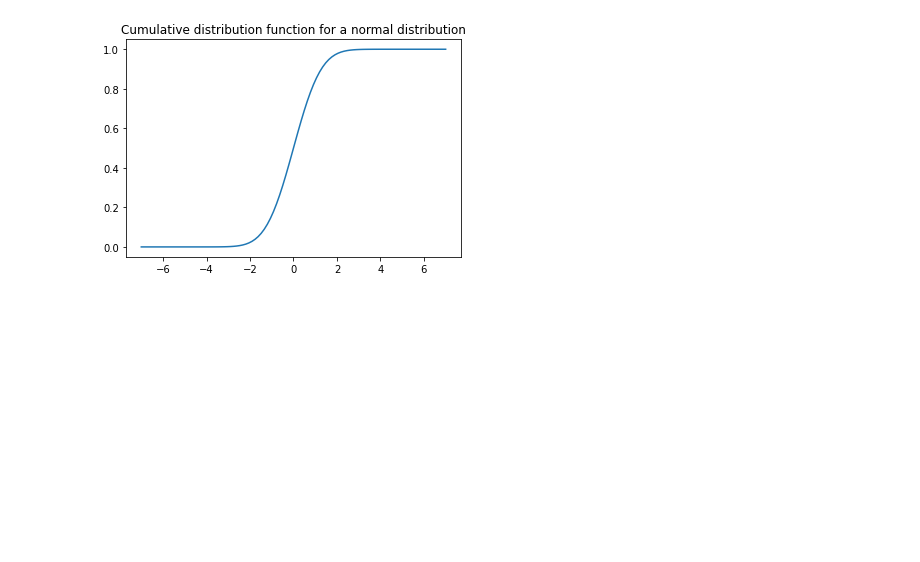
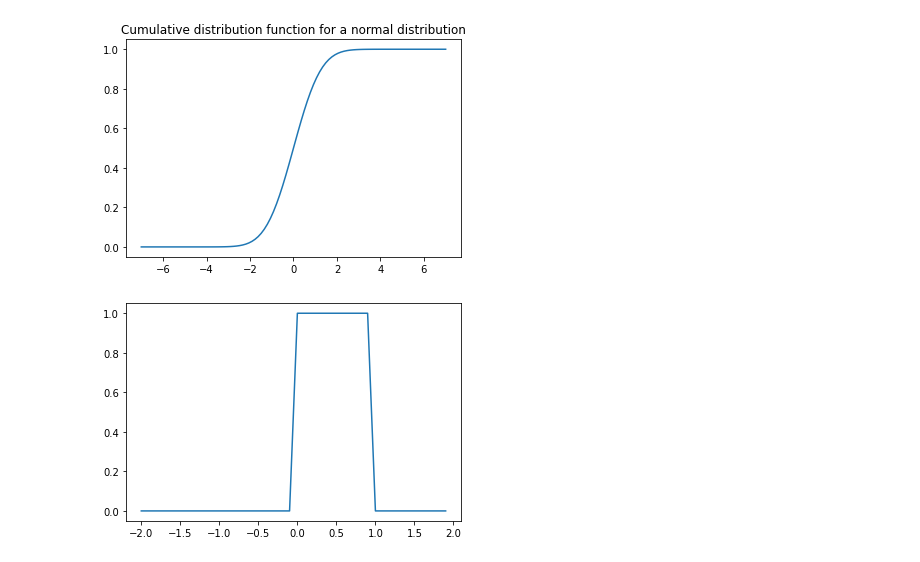
Before and after one commit to camidelgado/probability-distribution-exercises-project-with-python, a Jupyter notebook: notebook/problems.ipynb, the cells around one changed output. Drawn from its saved outputs; the diff is of its cells as text; code cells hidden in the pictures; blank space fills up the shorter version.

```diff
--- a/notebook/problems.ipynb
+++ b/notebook/problems.ipynb
@@ -112,25 +112,31 @@ plt.show()
 
 #calculate the point distriution:
 
-def dnorm(x,mean=0,sd=1):
-    from scipy.stats import norm
-    result=norm.pdf(x, loc=mean, scale=sd)
+def dunif(x,loc=0,scale=1):
+    from scipy.stats import uniform
+    result=uniform.pdf(x, loc=loc, scale=scale)
     return result
 
 #Calculates the cumulative of the binomial distribution
-def qnorm(q,mean=0,sd=1):
-    from scipy.stats import norm
-    result=norm.cdf(q, loc=mean, scale=sd)
+def qunif(q,loc=0,scale=1):
+    from scipy.stats import uniform
+    result=uniform.cdf(q, loc=loc, scale=scale)
     return result
 
 #Calculates the quantile function from the binomial distribution
-def pnorm(p,mean=0,sd=1):
-    from scipy.stats import norm
-    result=norm.ppf(p,loc=mean, scale=sd)
+def punif(p,loc=0,scale=1):
+    from scipy.stats import uniform
+    result=uniform.ppf(p,loc=loc, scale=scale)
     return result
 
 #Generates random variables from the binomial distribution
-def rnorm(p,mean=0,sd=1):
-    from scipy.stats import norm
-    result=norm.rvs(r, loc=mean,scale=sd)
+def runof(p,loc=0,scale=1):
+    from scipy.stats import uniform
+    result=norm.rvs(r, loc=loc, scale=scale)
     return result
+# %%
+y = np.arange(-2, 2, 0.1)
+plt.plot(y,dunif(y,loc=0,scale=1))
+plt.show()
+# %% [output]
+[figure, added]
```
Also changed, not shown: parts of 1 cell of this notebook.
